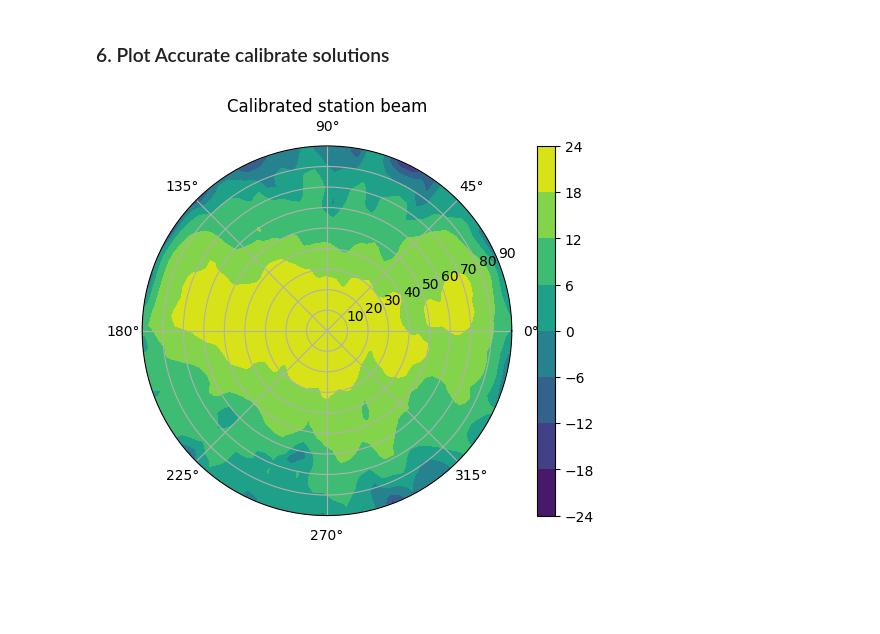
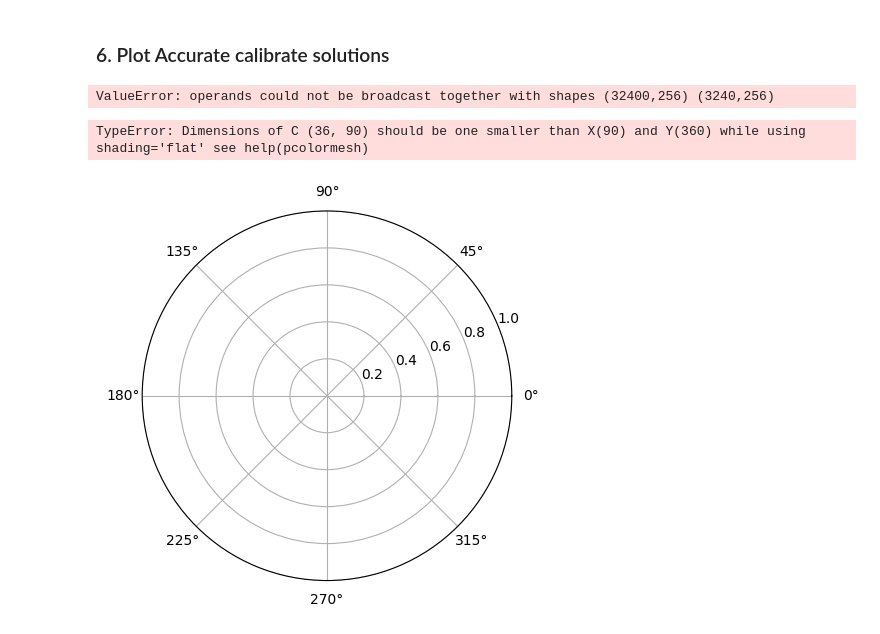
Before and after one commit to ZhongXinyu/SKA-Signal-Detection, a Jupyter notebook: src.ipynb, the cells around one changed output. Drawn from its saved outputs; the diff is of its cells as text; code cells hidden in the pictures; blank space fills up the shorter version.

```diff
--- a/src.ipynb
+++ b/src.ipynb
@@ -495,47 +502,57 @@ ValueError: x and y must have same first dimension, but have shapes (100,) and (
 # plot theta from 0 to 90 degrees
 
 # Assume phi and theta are 1D arrays representing the angle from the z-axis and the azimuthal angle, respectively
-phi = np.linspace(0, 2*np.pi, 100) # From 0 to 360 degrees in radians
-theta = np.linspace(0, np.pi/2, 100) # From 0 to 180 degrees in radians
-mesh_phi, mesh_theta = np.meshgrid(phi, theta)
+
+phi = np.linspace(0, 2*np.pi, 360) # From 0 to 360 degrees in radians)
+theta = np.linspace(np.pi/2, 0, 90) # From 0 to 90 degrees in radians
+mesh_theta, mesh_phi = np.meshgrid(theta, phi)
 
 v_theta_polY, v_phi_polY, v_theta_polX, v_phi_polX = compute_EEPs(mesh_theta.flatten()[:,None],mesh_phi.flatten()[:,None]) # Example function to generate data
 
 theta_0 = 40*np.pi/180
 phi_0 = 80*np.pi/180
-
-# construct the beamforming weights
-x = np.sin(theta_0) * np.cos(phi_0) * x_pos + np.sin(theta_0) * np.sin(phi_0) * y_pos
-w = np.exp(1j * k0 * x)
-w = w.astype(complex)
-
-b_uncalibrated = calibration(v_theta_polY, v_phi_polY, np.ones(256), w).reshape(100,100)
-
-b_calibrated = calibration(v_theta_polY, v_phi_polY, g_sol.flatten(), w).reshape(100,100)
+# %%
+# construct the beamforming weights
+x = np.sin(theta_0) * np.cos(phi_0) * x_pos + np.sin(theta_0) * np.sin(phi_0) * y_pos
+w = np.exp(1j * k0 * x)
+w = w.astype(complex)
+
+phi = np.linspace(0, 2*np.pi, 360)  # From 0 to 360 degrees in radians)
+theta = np.linspace(0, np.pi/2, 90)# From 0 to 90 degrees in radians
+mesh_theta, mesh_phi = np.meshgrid(theta, phi)
+
+
+b_uncalibrated = calibration(v_theta_polY, v_phi_polY, np.ones(256), w, mesh_theta.flatten()[:,None],mesh_phi.flatten()[:,None]).reshape(360, 90)
+
+b_calibrated = calibration(v_theta_polY, v_phi_polY, g_sol.flatten(), w, mesh_theta.flatten()[:,None],mesh_phi.flatten()[:,None]).reshape(360, 90)
+# %% [output]
+ValueError: operands could not be broadcast together with shapes (32400,256) (3240,256)
 # %%
 # plot calibrated beam
 
 # mesh_phi and mesh_theta would typically be 2D arrays defining the grid in polar coordinates
-phi = np.linspace(0, 2*np.pi, 100)
-theta = np.linspace(0, 90, 100)
-mesh_phi, mesh_theta = np.meshgrid(phi, theta)  # Meshgrid for phi and theta
+phi = np.linspace(0, 2*np.pi, 360)
+theta = np.linspace(90, 0, 90)
+mesh_theta, mesh_phi = np.meshgrid(theta, phi)  # Meshgrid for phi and theta
 
 fig, ax = plt.subplots(subplot_kw={'projection': 'polar'})
 
 # Create the contour plot, interpreting 'phi' as the radial distance
 # Use contour for line contours or contourf for filled contours
-CS = ax.contourf(mesh_phi, mesh_theta, b_calibrated)
+# CS = ax.contourf(mesh_phi, mesh_theta, b_calibrated)
+CS = ax.pcolormesh(mesh_phi, mesh_theta, b_calibrated)
 # OR for filled contours: CS = ax.contourf(mesh_phi, mesh_theta, b_polY_db)
 
 # Add a colorbar for reference
 cbar = plt.colorbar(CS)
 
 # Add a title
 plt.title('Calibrated station beam')
 
 plt.savefig('figures/calibrated_station_beam.png')
 plt.show()
 # %% [output]
+TypeError: Dimensions of C (36, 90) should be one smaller than X(90) and Y(360) while using shading='flat' see help(pcolormesh)
-[figure, old version]
+[figure, new version]
 # %%
 # plot uncalibrated beam
```
Also changed, not shown: parts of 8 cells of this notebook.
